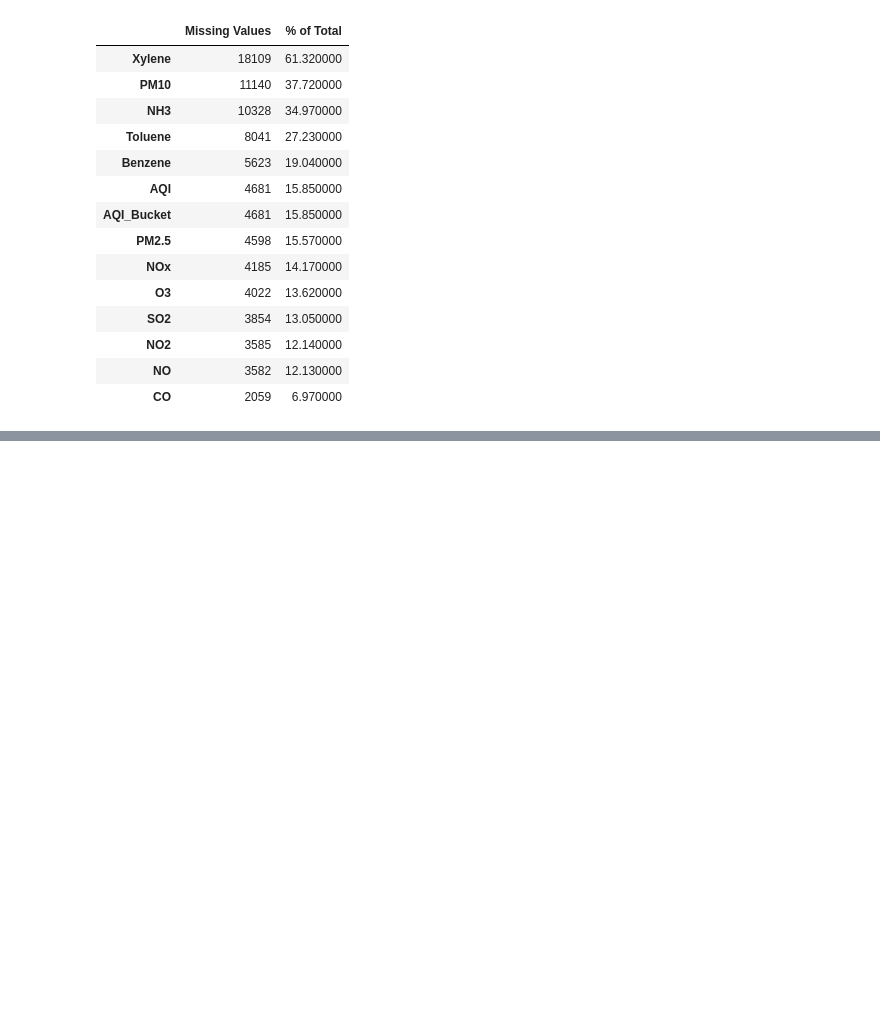
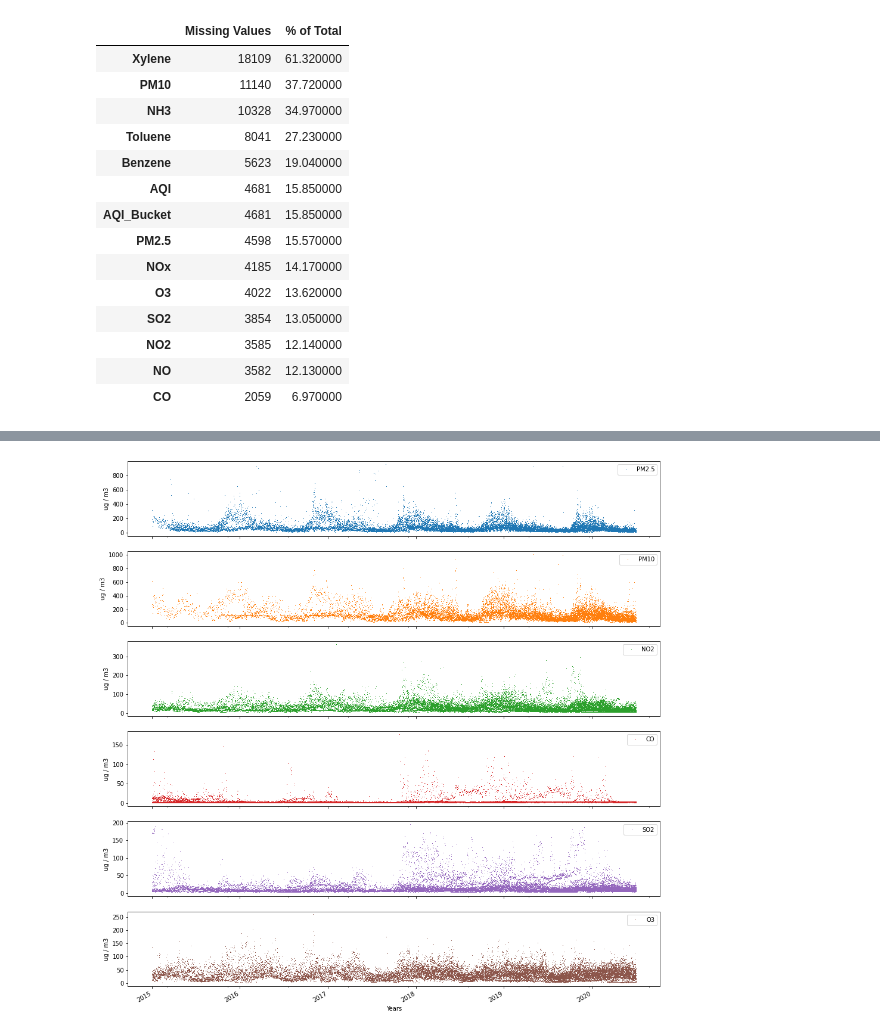
Before and after one commit to enumulak/EK_ML, a Jupyter notebook: Projects/Covid19PollutionEffect/Notebooks/Covid19_Pollution_TestBed.ipynb, the cells around one changed output, grey strips where cells are left out. Saved outputs shown, nothing was run; the diff lists cells and outputs as text; code cells hidden in the pictures; blank space fills up the shorter version.

```diff
--- a/Projects/Covid19PollutionEffect/Notebooks/Covid19_Pollution_TestBed.ipynb
+++ b/Projects/Covid19PollutionEffect/Notebooks/Covid19_Pollution_TestBed.ipynb
@@ -217,0 +310,4 @@ city_missing_values.style.background_gradient(cmap='Oranges')
+# %%
+pollutants = ['PM2.5', 'PM10', 'NO2', 'CO', 'SO2', 'O3']
+# %%
+city_day_df['Date'] = pd.to_datetime(city_day_df['Date'])
@@ -217,0 +334,4 @@ city_missing_values.style.background_gradient(cmap='Oranges')
+# %%
+city_day_df['Year'] = pd.DatetimeIndex(city_day_df['Date']).year
+city_day_df['Month'] = pd.DatetimeIndex(city_day_df['Date']).month
+city_day_df.head()
@@ -217,0 +345,9 @@ city_missing_values.style.background_gradient(cmap='Oranges')
+# %%
+city_day_df.set_index('Date', inplace=True)
+# %%
+axes = city_day_df[pollutants].plot(marker=',', linestyle='None', figsize=(16,18), subplots=True)
+for ax in axes:
+    ax.set_xlabel('Years')
+    ax.set_ylabel('ug / m3')
+# %% [output]
+[figure, added]
```
Also changed, not shown: parts of 18 cells of this notebook, 2 other files.
